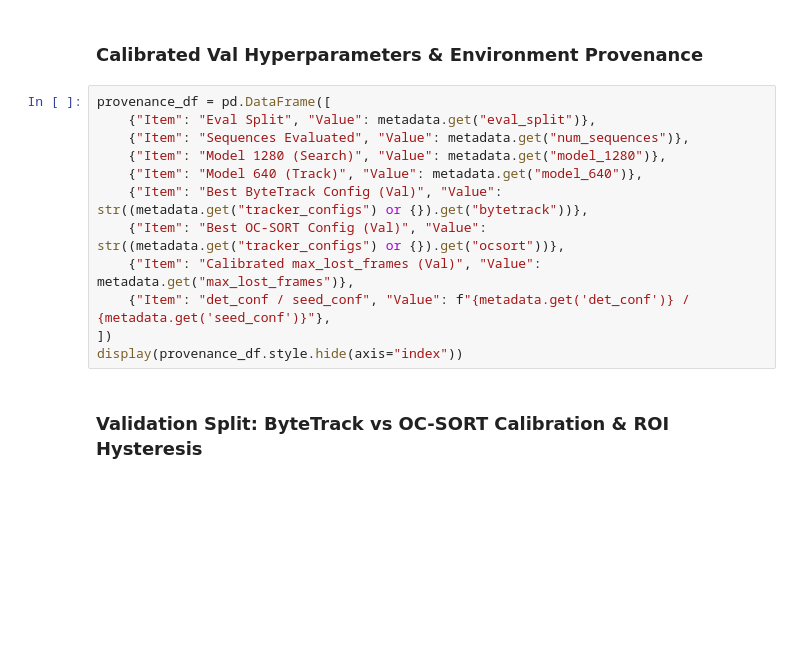
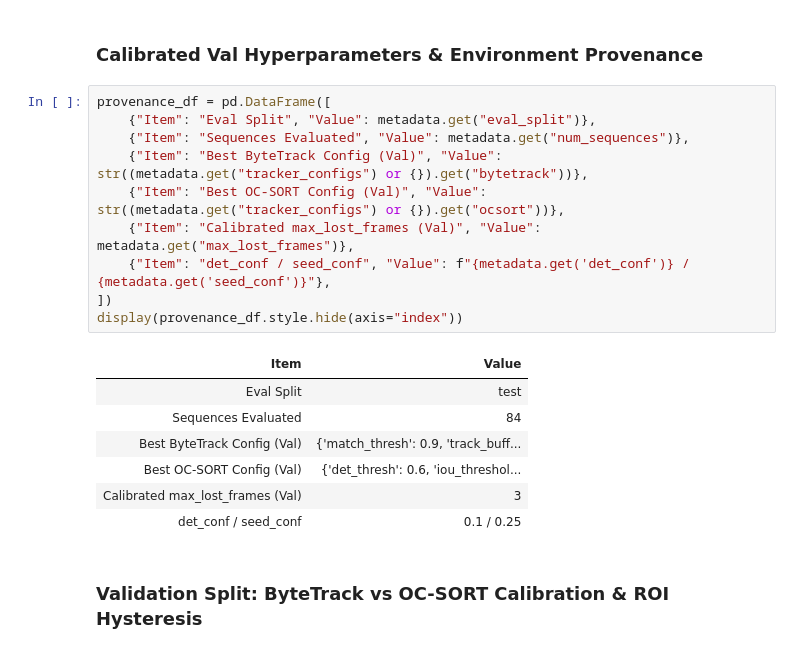
Before and after one commit to Hannysia/drone_detection, a Jupyter notebook: notebooks/09_mot_analysis.ipynb, the cells around one changed output. Saved outputs shown, nothing was run; the diff lists cells and outputs as text; blank space fills up the shorter version.

```diff
--- a/notebooks/09_mot_analysis.ipynb
+++ b/notebooks/09_mot_analysis.ipynb
@@ -34,15 +34,21 @@ pd.set_option("display.max_columns", None)
 # %%
 provenance_df = pd.DataFrame([
     {"Item": "Eval Split", "Value": metadata.get("eval_split")},
     {"Item": "Sequences Evaluated", "Value": metadata.get("num_sequences")},
-    {"Item": "Model 1280 (Search)", "Value": metadata.get("model_1280")},
-    {"Item": "Model 640 (Track)", "Value": metadata.get("model_640")},
     {"Item": "Best ByteTrack Config (Val)", "Value": str((metadata.get("tracker_configs") or {}).get("bytetrack"))},
     {"Item": "Best OC-SORT Config (Val)", "Value": str((metadata.get("tracker_configs") or {}).get("ocsort"))},
     {"Item": "Calibrated max_lost_frames (Val)", "Value": metadata.get("max_lost_frames")},
     {"Item": "det_conf / seed_conf", "Value": f"{metadata.get('det_conf')} / {metadata.get('seed_conf')}"},
 ])
 display(provenance_df.style.hide(axis="index"))
+# %% [output]
+| Item | Value |
+| Eval Split | test |
+| Sequences Evaluated | 84 |
+| Best ByteTrack Config (Val) | {'match_thresh': 0.9, 'track_buff... |
+| Best OC-SORT Config (Val) | {'det_thresh': 0.6, 'iou_threshol... |
+| Calibrated max_lost_frames (Val) | 3 |
+| det_conf / seed_conf | 0.1 / 0.25 |
 # %% [markdown]
 ### **Validation Split: ByteTrack vs OC-SORT Calibration & ROI Hysteresis**
 # %%
```
Also changed, not shown: parts of 4 cells of this notebook.
